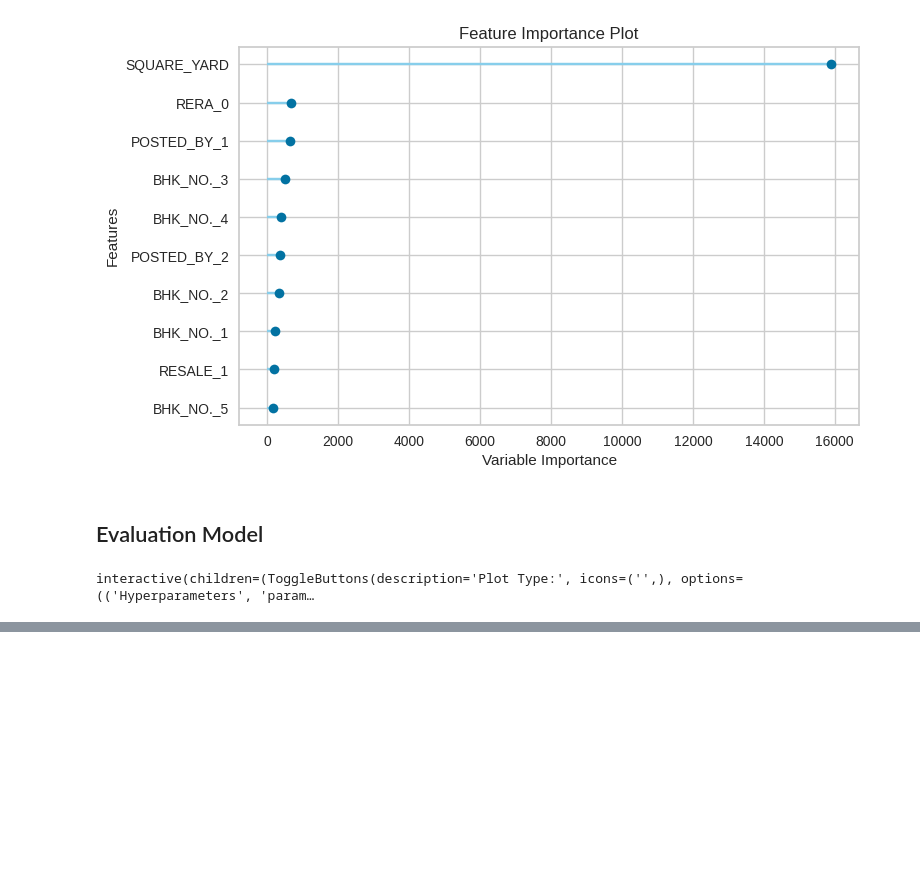
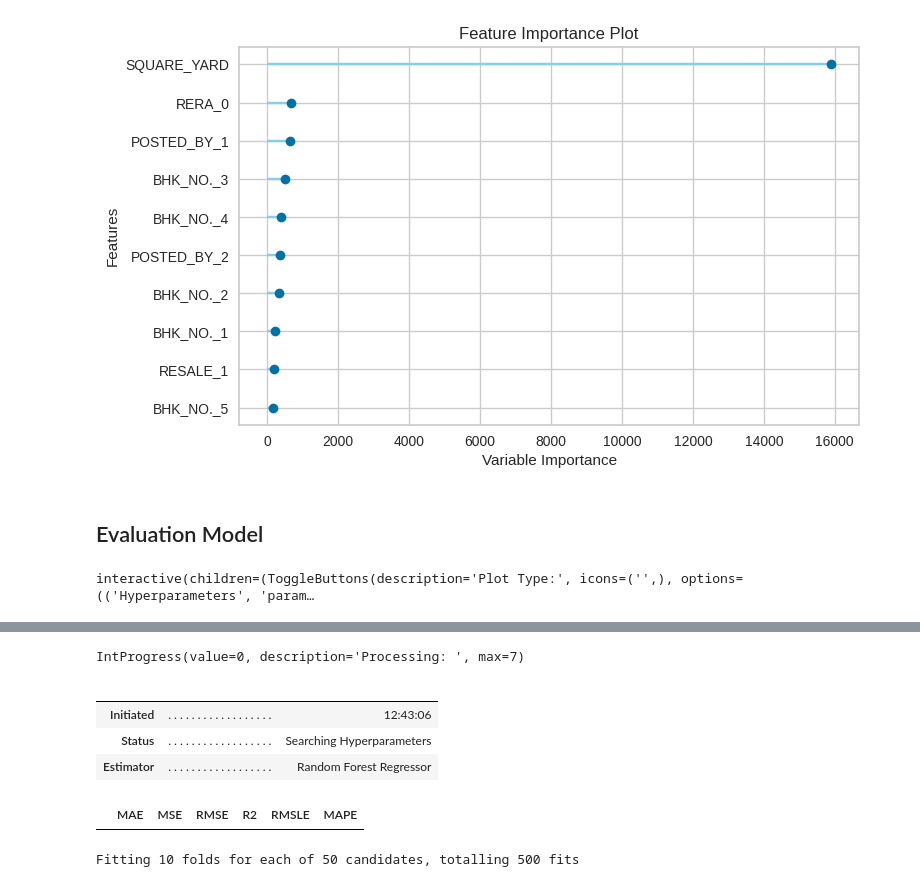
Before and after one commit to ethender/masterssemsterc, a Jupyter notebook: pricesprediction.ipynb, the cells around one changed output, grey strips where cells are left out. Saved outputs shown, nothing was run; the diff lists cells and outputs as text; code cells hidden in the pictures; blank space fills up the shorter version.

```diff
--- a/pricesprediction.ipynb
+++ b/pricesprediction.ipynb
@@ -825,0 +844,11 @@ interactive(children=(ToggleButtons(description='Plot Type:', icons=('',), optio
+# %%
+tune_rfr = tune_model(rfr,n_iter=50)
+# %% [output]
+IntProgress(value=0, description='Processing: ', max=7)
+|  |  |  |
+|  |  |  |
+| Initiated | . . . . . . . . . . . . . . . . . . | 12:43:06 |
+| Status | . . . . . . . . . . . . . . . . . . | Searching Hyperparameters |
+| Estimator | . . . . . . . . . . . . . . . . . . | Random Forest Regressor |
+|  | MAE | MSE | RMSE | R2 | RMSLE | MAPE |
+Fitting 10 folds for each of 50 candidates, totalling 500 fits
```
Also changed, not shown: parts of 10 cells of this notebook.
